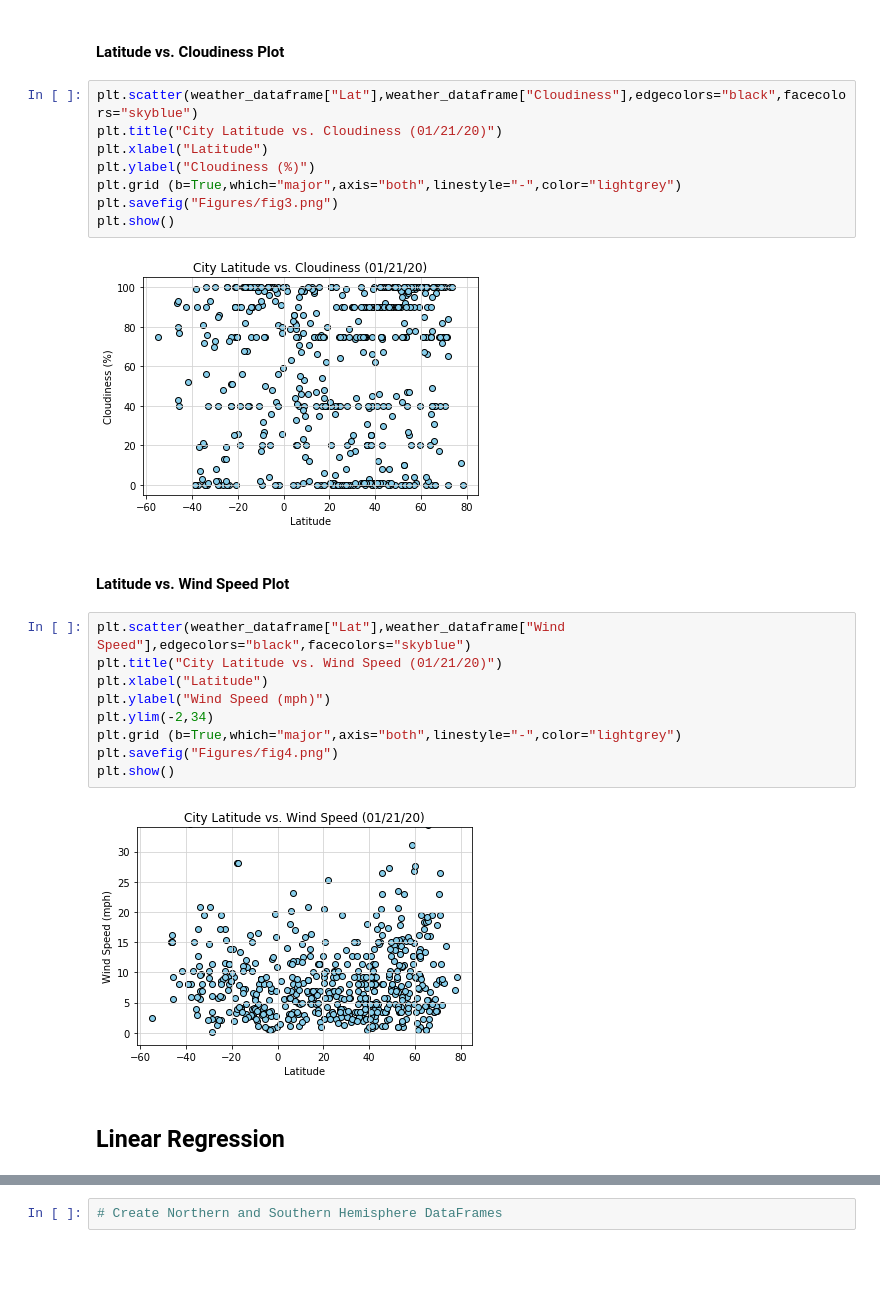
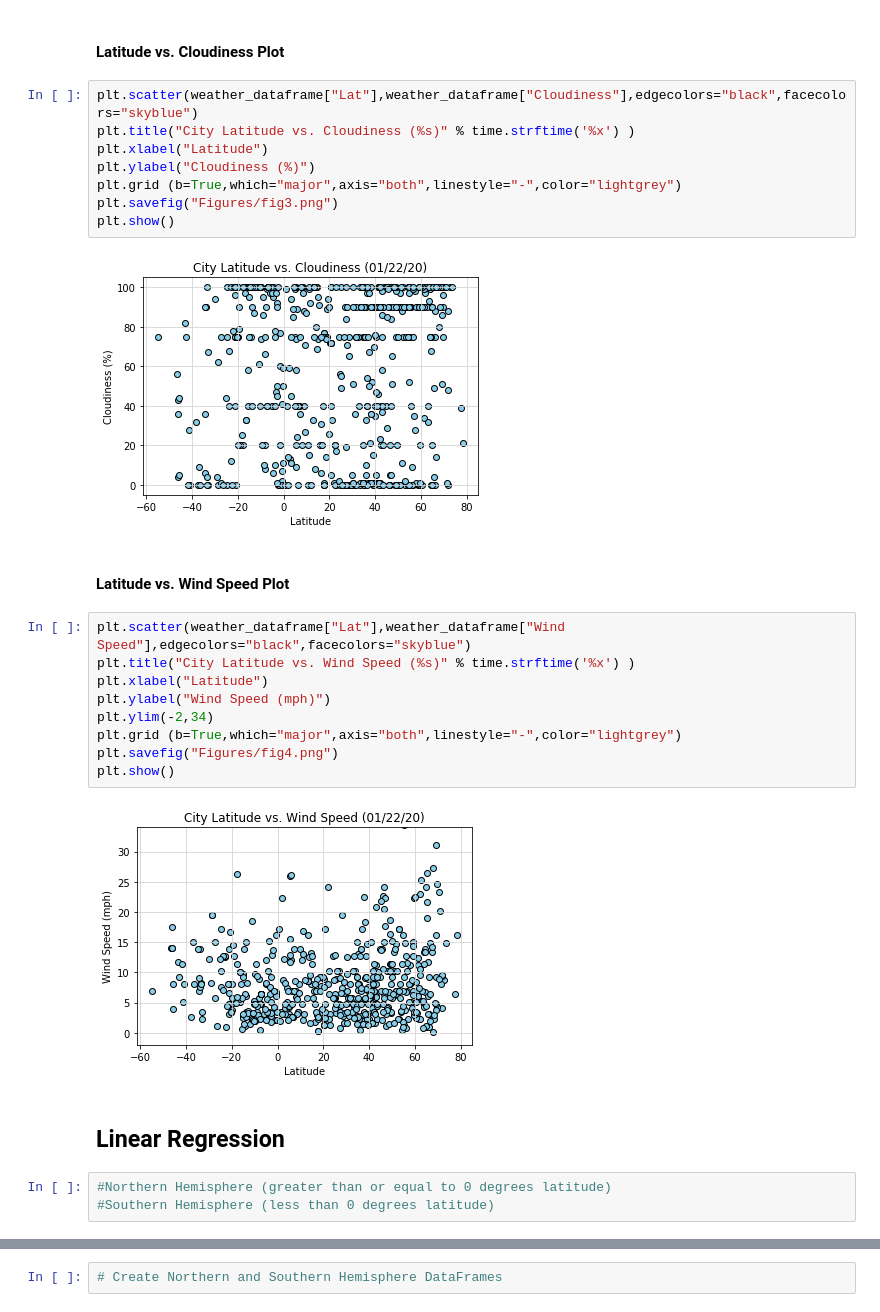
Before and after one commit to sruelle/python-api-challenge, a Jupyter notebook: starter_code/WeatherPy.ipynb, the cells around one changed output, grey strips where cells are left out. Cells and saved outputs as stored; diff of their text form; blank space fills up the shorter version.

```diff
--- a/starter_code/WeatherPy.ipynb
+++ b/starter_code/WeatherPy.ipynb
@@ -235,19 +235,19 @@ plt.show()
 #### Latitude vs. Cloudiness Plot
 # %%
 plt.scatter(weather_dataframe["Lat"],weather_dataframe["Cloudiness"],edgecolors="black",facecolors="skyblue")
-plt.title("City Latitude vs. Cloudiness (01/21/20)")
+plt.title("City Latitude vs. Cloudiness (%s)" % time.strftime('%x') )
 plt.xlabel("Latitude")
 plt.ylabel("Cloudiness (%)")
 plt.grid (b=True,which="major",axis="both",linestyle="-",color="lightgrey")
 plt.savefig("Figures/fig3.png")
 plt.show()
 # %% [output]
-[figure, old version]
+[figure, new version]
 # %% [markdown]
 #### Latitude vs. Wind Speed Plot
 # %%
 plt.scatter(weather_dataframe["Lat"],weather_dataframe["Wind Speed"],edgecolors="black",facecolors="skyblue")
-plt.title("City Latitude vs. Wind Speed (01/21/20)")
+plt.title("City Latitude vs. Wind Speed (%s)" % time.strftime('%x') )
 plt.xlabel("Latitude")
 plt.ylabel("Wind Speed (mph)")
 plt.ylim(-2,34)
@@ -255,8 +255,11 @@ plt.grid (b=True,which="major",axis="both",linestyle="-",color="lightgrey")
 plt.savefig("Figures/fig4.png")
 plt.show()
 # %% [output]
-[figure, old version]
+[figure, new version]
 # %% [markdown]
 ## Linear Regression
+# %%
+#Northern Hemisphere (greater than or equal to 0 degrees latitude)
+#Southern Hemisphere (less than 0 degrees latitude)
 # %%
 # OPTIONAL: Create a function to create Linear Regression plots
```
Also changed, not shown: parts of 12 cells of this notebook, 4 other files.
